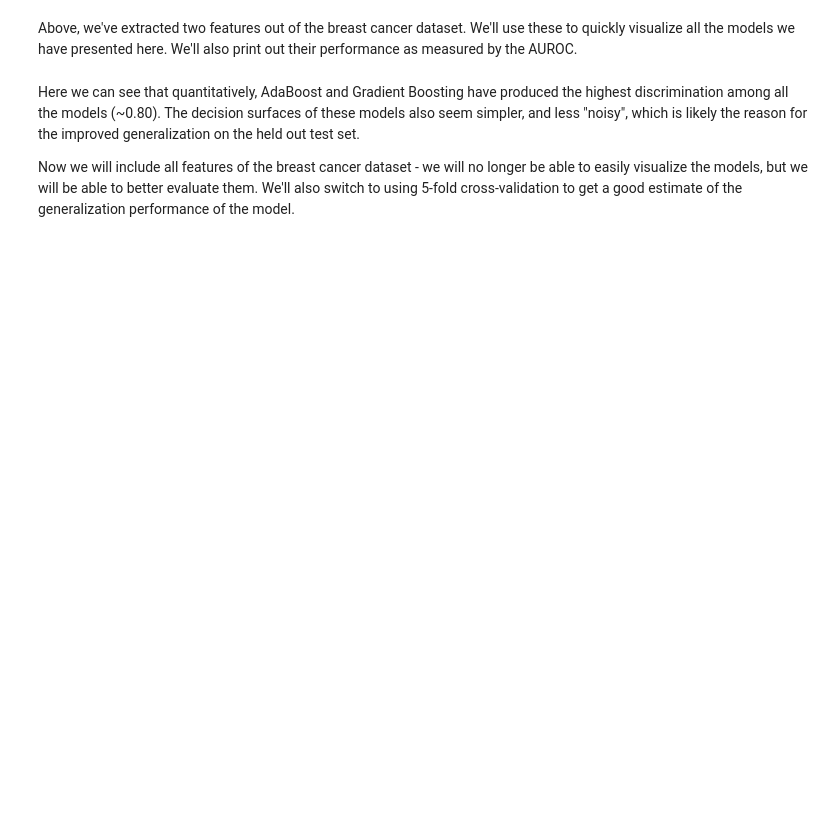
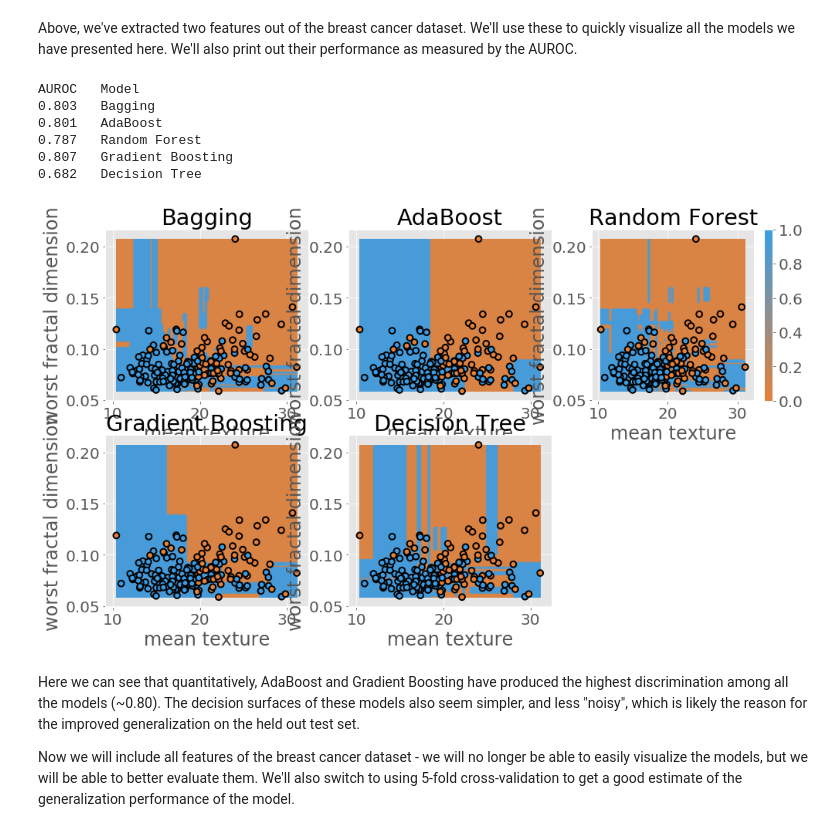
Before and after one commit to alistairewj/tree-prediction-tutorial, a Jupyter notebook: trees-classification.ipynb, the cells around one changed output. Cells and saved outputs as stored; diff of their text form; code cells hidden in the pictures; blank space fills up the shorter version.

```diff
--- a/trees-classification.ipynb
+++ b/trees-classification.ipynb
@@ -385,24 +489,35 @@ Above, we've extracted two features out of the breast cancer dataset. We'll use
 # %%
 clf = dict()
 clf['Decision Tree'] = tree.DecisionTreeClassifier(criterion='entropy', splitter='best').fit(X_train,y_train)
 clf['Gradient Boosting'] = ensemble.GradientBoostingClassifier(n_estimators=10).fit(X_train, y_train)
 clf['Random Forest'] = ensemble.RandomForestClassifier(n_estimators=10).fit(X_train, y_train)
 clf['Bagging'] =  ensemble.BaggingClassifier(n_estimators=10).fit(X_train, y_train)
 clf['AdaBoost'] =  ensemble.AdaBoostClassifier(n_estimators=10).fit(X_train, y_train)
 
 fig = plt.figure(figsize=[16,9])
 
 print('AUROC\tModel')
 for i, curr_mdl in enumerate(clf):
     yhat = clf[curr_mdl].predict_proba(X_test)[:,1]
     score = metrics.roc_auc_score(y_test, yhat)
     print('{:0.3f}\t{}'.format(score, curr_mdl))
     ax = fig.add_subplot(2,3,i+1)
-    plot_model_pred_2d(clf[curr_mdl], X_test, y_test, feat)
+
+    # decide which plot to show the colorbar on
+    cbar = (i%3)==2
+    plot_model_pred_2d(clf[curr_mdl], X_test, y_test, feat, cbar=cbar)
 
     plt.title(curr_mdl)
 
 plt.show()
+# %% [output]
+AUROC   Model
+0.803   Bagging
+0.801   AdaBoost
+0.787   Random Forest
+0.807   Gradient Boosting
+0.682   Decision Tree
+[figure, added]
 # %% [markdown]
 Here we can see that quantitatively, AdaBoost and Gradient Boosting have produced the highest discrimination among all the models (~0.80). The decision surfaces of these models also seem simpler, and less "noisy", which is likely the reason for the improved generalization on the held out test set.
 
```
Also changed, not shown: parts of 37 cells of this notebook.
